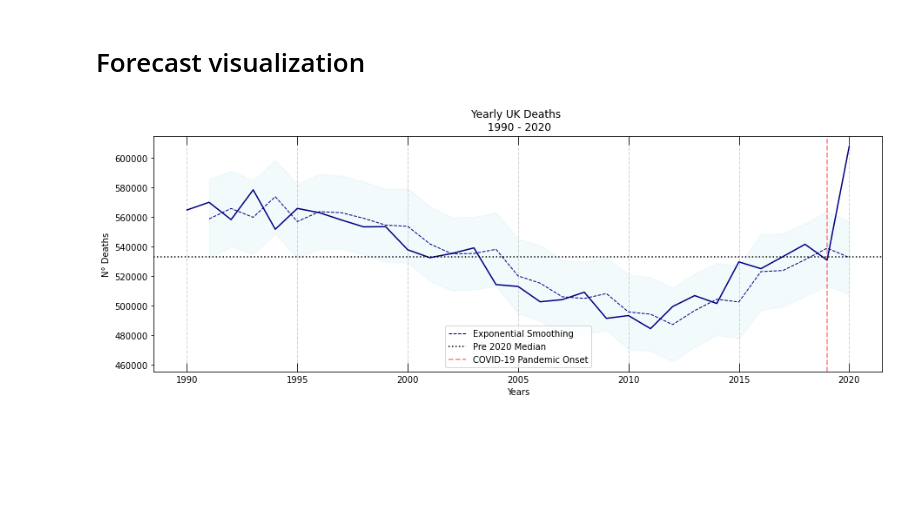
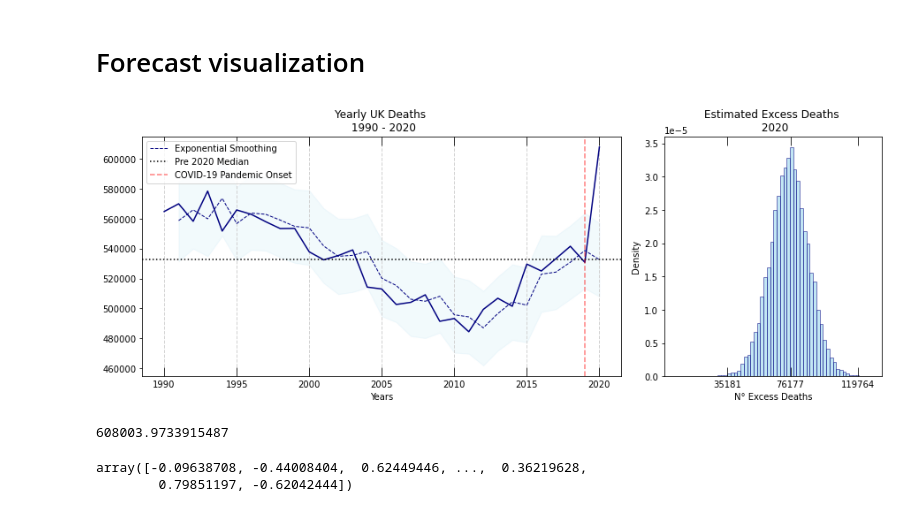
Before and after one commit to vb690/learning_bayes, a Jupyter notebook: examples/covid_exponential_smoothing/uk_excess_deaths_2020.ipynb, the cells around one changed output. Saved outputs shown, nothing was run; the diff lists cells and outputs as text; code cells hidden in the pictures; blank space fills up the shorter version.

Commit message:
Improved plots

```diff
--- a/examples/covid_exponential_smoothing/uk_excess_deaths_2020.ipynb
+++ b/examples/covid_exponential_smoothing/uk_excess_deaths_2020.ipynb
@@ -88,7 +87,7 @@ covid_deaths_2020 = 76453
 df = pd.read_csv('data//deaths_uk.csv')
 df = df.rename(
     {
-        'Number \nof deaths': 'n_deaths',
+        'Number \r\nof deaths': 'n_deaths',
         'Year': 'year'
     },
     axis=1
@@ -243,14 +242,19 @@ estimated_deaths = ppc_ts['observed_deaths']
 # %% [markdown]
 # Forecast visualization
 # %%
-plt.figure(figsize=(15, 5))
-plt.plot(
+fig = plt.figure(figsize=(15, 5))
+grid = gridspec.GridSpec(1, 3, figure=fig)
+
+ax_ts = fig.add_subplot(grid[:, :-1])
+ax_dist = fig.add_subplot(grid[:, -1])
+
+ax_ts.plot(
     df['year'].values,
     df['n_deaths'].values,
     c='navy'
 )
 
-plt.plot(
+ax_ts.plot(
     df['year'].values[1:],
     ((estimated_deaths * sigma_data) + mean_data).mean(0),
     linewidth=1,
@@ -258,7 +262,7 @@ plt.plot(
     linestyle="--",
     label="Exponential Smoothing"
 )
-plt.fill_between(
+ax_ts.fill_between(
     df['year'].values[1:],
     np.percentile(((estimated_deaths * sigma_data) + mean_data), 2.5, axis=0),
     np.percentile(((estimated_deaths * sigma_data) + mean_data), 97.5, axis=0),
@@ -268,45 +272,82 @@ plt.fill_between(
     zorder=-10
 )
 
-plt.axhline(
+ax_ts.axhline(
     df[df['year'] != 2020]['n_deaths'].quantile(0.5),
     linestyle=':',
     color='k',
     label='Pre 2020 Median'
 )
 
 
 for year in target_years:
 
-    plt.axvline(
+    ax_ts.axvline(
         year,
         color='lightgray',
         linestyle='--',
         linewidth=1,
         zorder=-1
     )
 
-plt.xticks(target_years)
-plt.tick_params(
+ax_ts.set_xticks(target_years)
+ax_ts.tick_params(
     axis='x',
     direction='in',
     length=10.0,
     zorder=3,
     top=True
 )
-plt.axvline(
+ax_ts.axvline(
     2019,
     color='r',
     linestyle='--',
     alpha=0.5,
     label="COVID-19 Pandemic Onset"
 )
 
-plt.title("Yearly UK Deaths \n 1990 - 2020")
-plt.xlabel("Years")
-plt.ylabel("N° Deaths")
+ax_ts.set_title("Yearly UK Deaths \n 1990 - 2020")
+ax_ts.set_xlabel("Years")
+plt.ylabel("N° Deaths \n $log_{10}$")
 
-plt.legend()
+ax_dist.hist(
+    df['n_deaths'].values[-1] - ((estimated_deaths[:, -1] * sigma_data) + mean_data),
+    bins=60,
+    color="skyblue",
+    ec="navy",
+    alpha=0.5,
+    density=True
+)
+
+ax_dist.set_xticks(
+    np.percentile(
+        df['n_deaths'].values[-1] - ((estimated_deaths[-1] * sigma_data) + mean_data),
+        [2.3, 50, 97.7]
+    )
+)
+ax_dist.tick_params(
+    axis='x',
+    direction='in',
+    length=10.0,
+    zorder=3,
+    top=True
+)
+
+
+ax_dist.set_title("Estimated Excess Deaths \n 2020")
+ax_dist.set_ylabel("Density")
+ax_dist.set_xlabel("N° Excess Deaths")
+
+ax_ts.legend()
 plt.show()
 # %% [output]
-[figure, old version]
+[figure, new version]
+# %%
+np.max(df['n_deaths'].values[-1] - estimated_deaths[:, -1])
+# %% [output]
+608003.9733915487
+# %%
+estimated_deaths[:, -1]
+# %% [output]
+array([-0.09638708, -0.44008404,  0.62449446, ...,  0.36219628,
+        0.79851197, -0.62042444])
```
Also changed, not shown: parts of 3 cells of this notebook, 2 other files.
